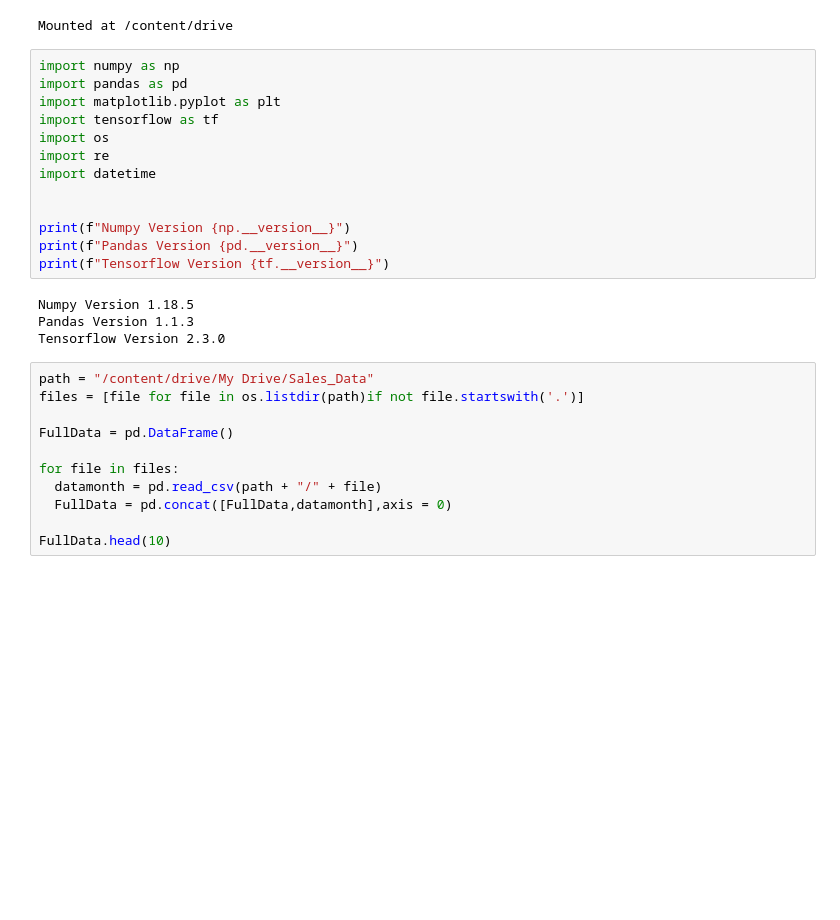
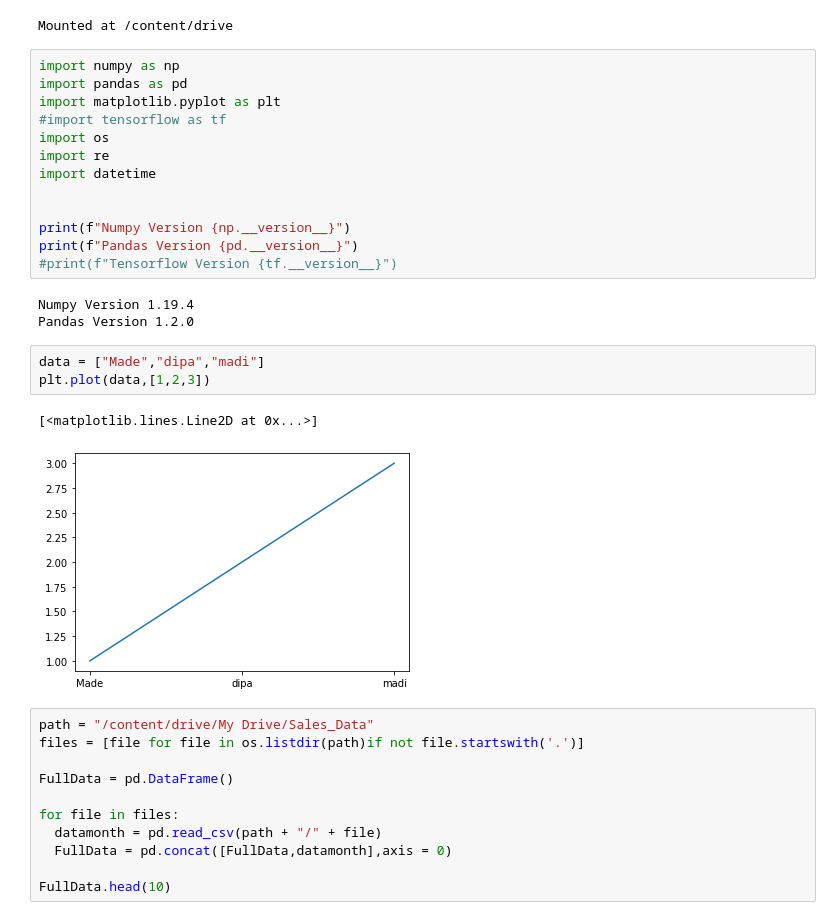
Before and after one commit to Xwyzworms/Tabular-Data-Small-Projects, a Jupyter notebook: SalesDataAnalysis.ipynb, the cells around one changed output. Drawn from its saved outputs; the diff is of its cells as text; blank space fills up the shorter version.

```diff
--- a/SalesDataAnalysis.ipynb
+++ b/SalesDataAnalysis.ipynb
@@ -6,7 +6,7 @@ Mounted at /content/drive
 import numpy as np
 import pandas as pd
 import matplotlib.pyplot as plt
-import tensorflow as tf
+#import tensorflow as tf
 import os
 import re
 import datetime
@@ -14,11 +14,16 @@ import datetime
 
 print(f"Numpy Version {np.__version__}")
 print(f"Pandas Version {pd.__version__}")
-print(f"Tensorflow Version {tf.__version__}")
+#print(f"Tensorflow Version {tf.__version__}")
 # %% [output]
-Numpy Version 1.18.5
-Pandas Version 1.1.3
-Tensorflow Version 2.3.0
+Numpy Version 1.19.4
+Pandas Version 1.2.0
+# %%
+data = ["Made","dipa","madi"]
+plt.plot(data,[1,2,3])
+# %% [output]
+[<matplotlib.lines.Line2D at 0x...>]
+[figure, added]
 # %%
 path = "/content/drive/My Drive/Sales_Data"
 files = [file for file in os.listdir(path)if not file.startswith('.')]
```
